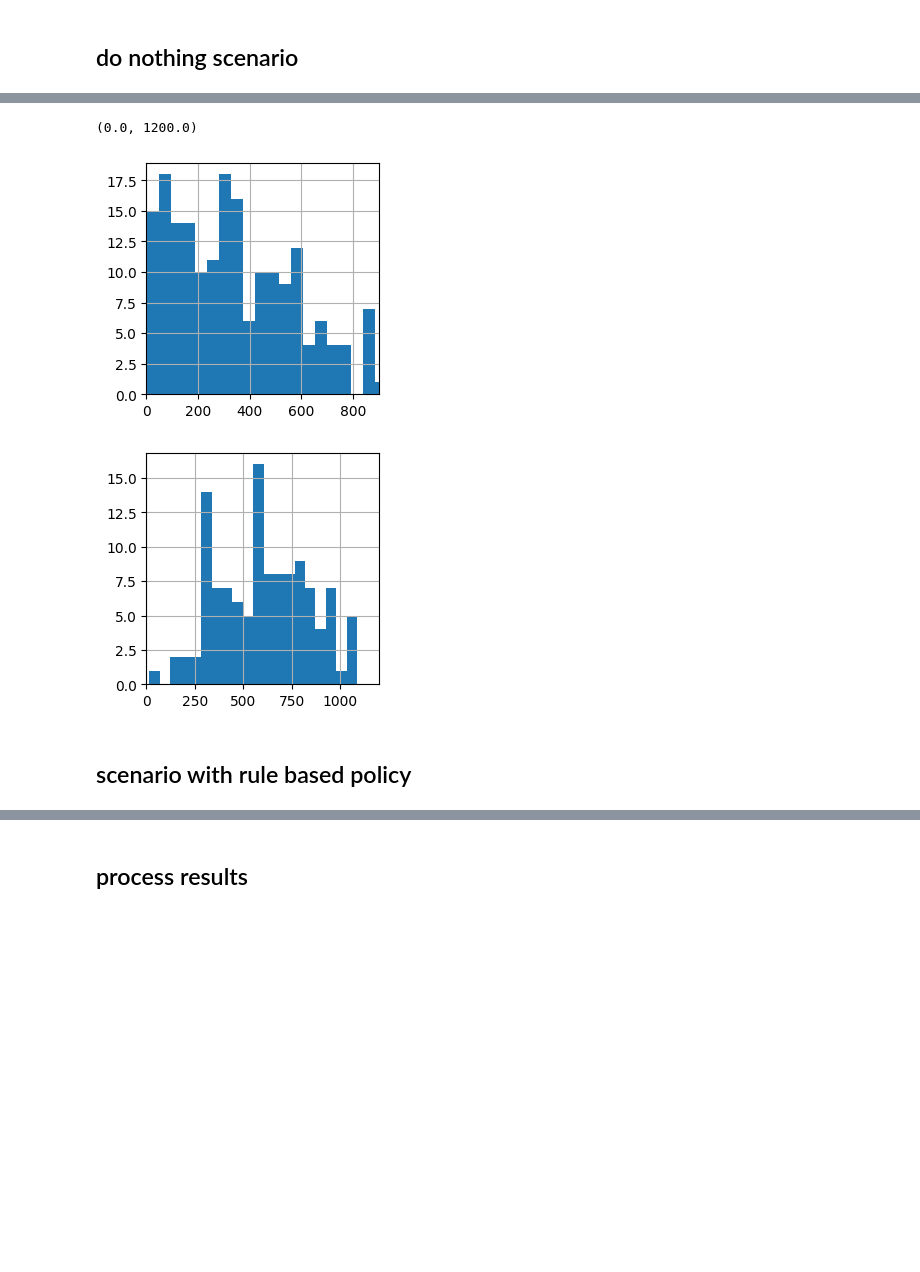
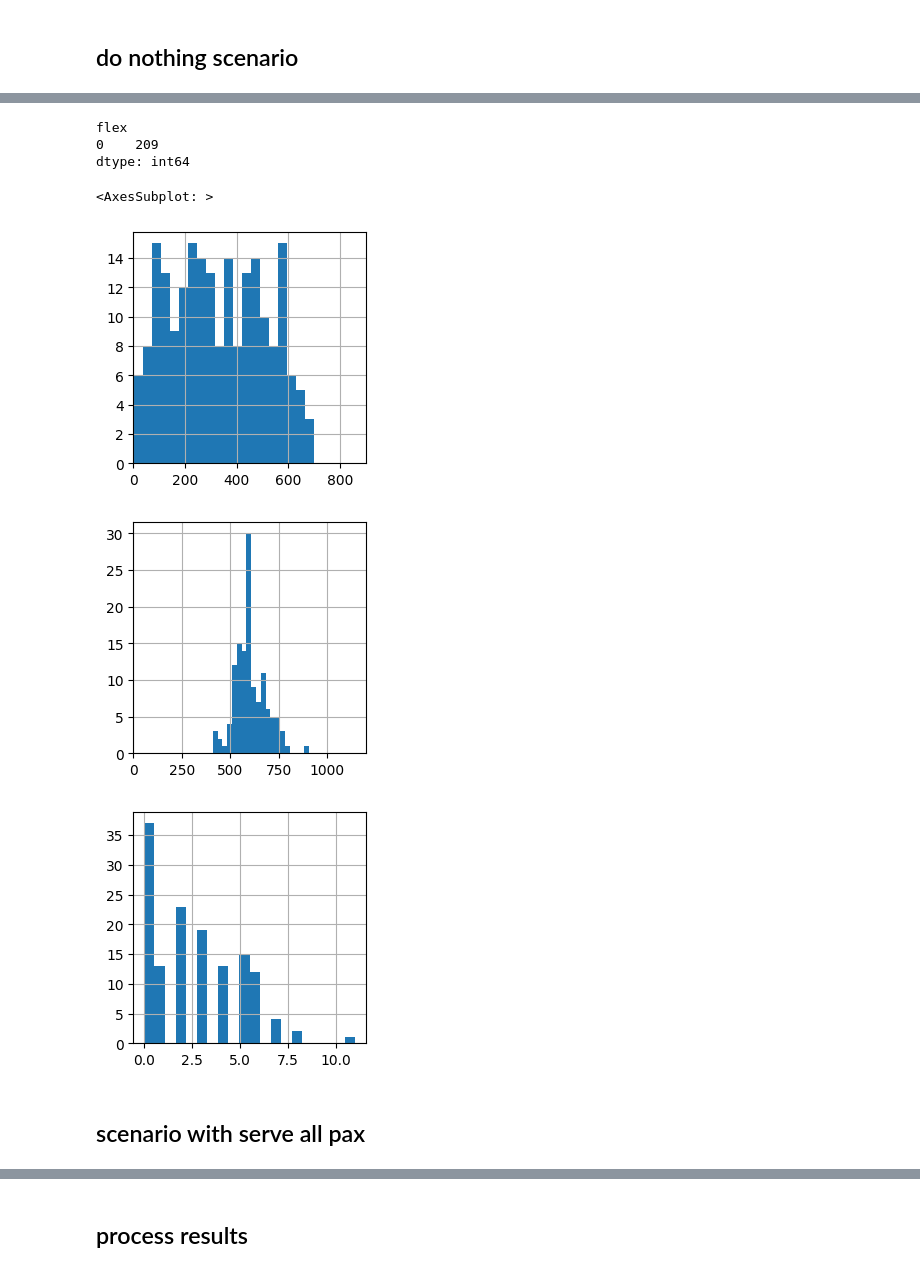
Before and after one commit to joerovar/flex-bus-sim, a Jupyter notebook: test.ipynb, the cells around one changed output, grey strips where cells are left out. Drawn from its saved outputs; the diff is of its cells as text; code cells hidden in the pictures; blank space fills up the shorter version.

```diff
--- a/test.ipynb
+++ b/test.ipynb
@@ -23,20 +23,31 @@ event.timestamps[-1]
 # %%
-pax_hist = get_pax_hist(route)
-veh_hist = get_veh_hist(route)
+pax_hist = get_pax_hist(route, FLEX_STOPS)
+veh_hist = get_veh_hist(route, FLEX_STOPS)
+# %%
+## ridership
+pax_hist.groupby(['flex']).size()
+# %% [output]
+flex
+0    209
+dtype: int64
 # %%
 fig, axs = plt.subplots(figsize=(3,3))
 pax_hist[~pax_hist['origin'].isin([FLEX_STOPS])]['wait_time'].hist(ax=axs, bins=20)
 axs.set_xlim(0, 900)
 
 fig, axs = plt.subplots(figsize=(3,3))
 veh_hist['headway'].hist(ax=axs, bins=20)
 axs.set_xlim(0, 1200)
+
+fig, axs = plt.subplots(figsize=(3,3))
+veh_hist['load'].hist(ax=axs, bins=20)
 # %% [output]
-(0.0, 1200.0)
+<AxesSubplot: >
-[figure, old version]
+[figure, new version]
-[figure, old version]
+[figure, new version]
+[figure, added]
 # %% [markdown]
-## scenario with rule based policy
+## scenario with serve all pax
 # %%
 route = RouteManager()
 event = EventManager()
```
Also changed, not shown: parts of 9 cells of this notebook, 2 other files.
